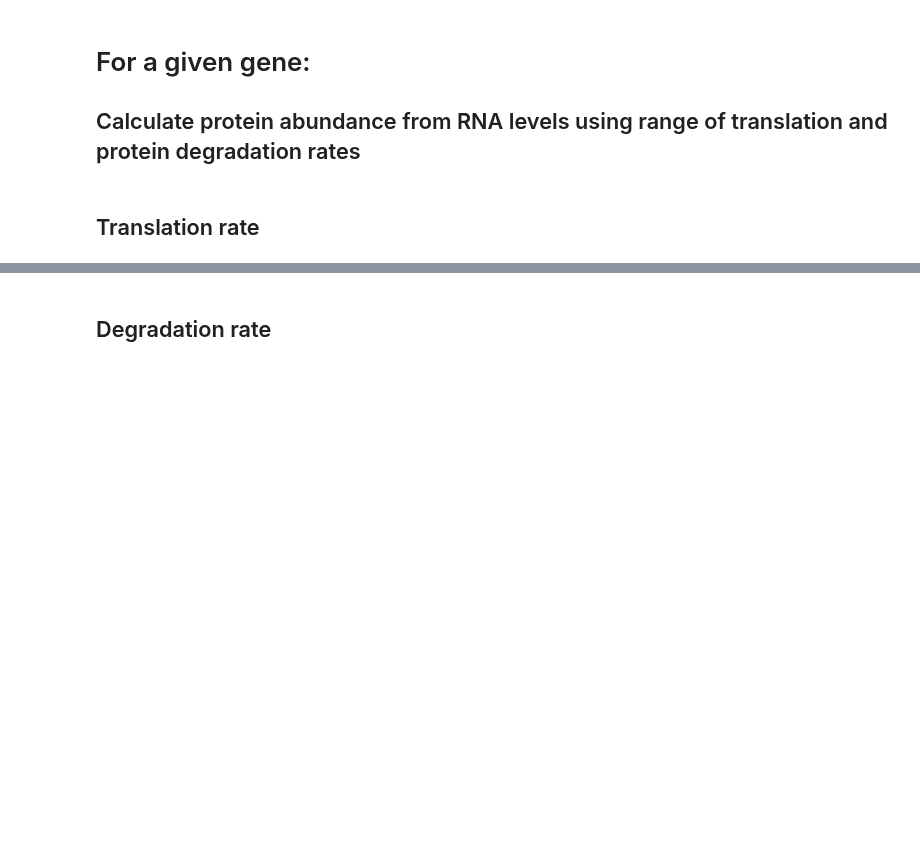
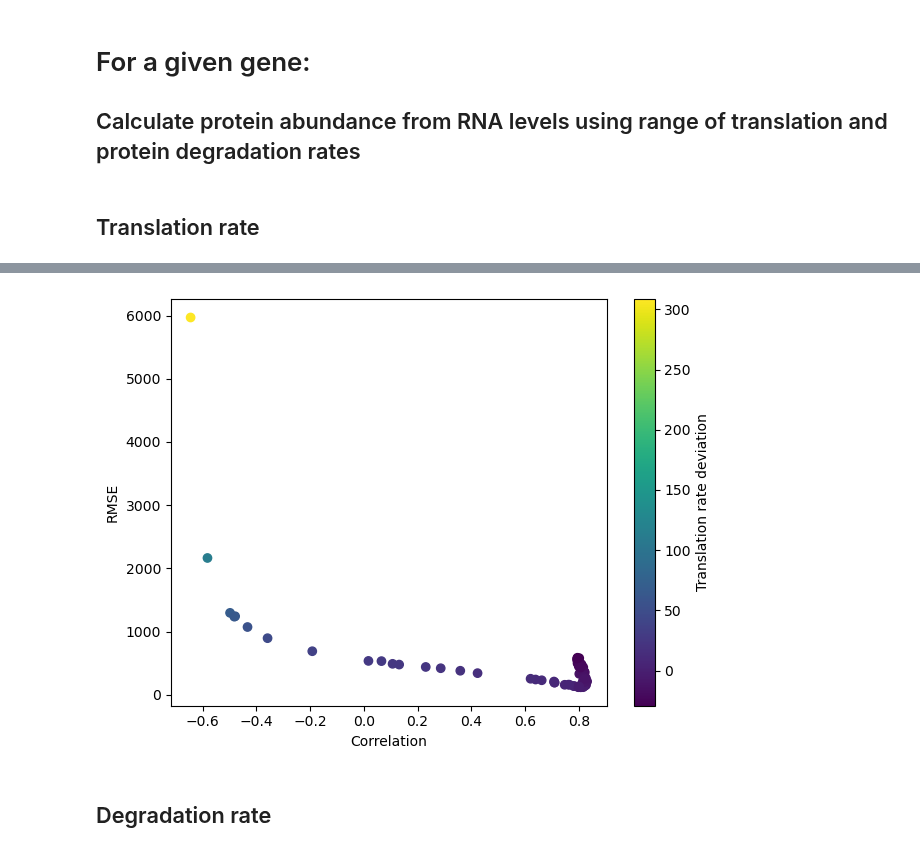
Before and after one commit to reliscu/chronocell_simulations, a Jupyter notebook: simulate_protein_imputation.ipynb, the cells around one changed output, grey strips where cells are left out. Drawn from its saved outputs; the diff is of its cells as text; code cells hidden in the pictures; blank space fills up the shorter version.

```diff
--- a/simulate_protein_imputation.ipynb
+++ b/simulate_protein_imputation.ipynb
@@ -106,3 +99,24 @@ plt.legend();
+# %%
+transl_rate_dev = sampled_transl_rates[gene_idx, :] - phi[gene_idx, 0]
+
+fig, ax = plt.subplots()
+
+sc = ax.scatter(
+    sampled_transl_corrs[:, gene_idx],
+    sampled_transl_errors[gene_idx, :],
+    c=transl_rate_dev
+)
+
+ax.set_xlabel("Correlation")
+ax.set_ylabel("RMSE")
+
+cbar = fig.colorbar(sc, ax=ax)          # colorbar for the color scale
+cbar.set_label("Translation rate deviation")
+
+plt.tight_layout()
+plt.show()
+# %% [output]
+[figure, added]
 # %% [markdown]
 ## Degradation rate
 # %%
```
Also changed, not shown: parts of 9 cells of this notebook.
